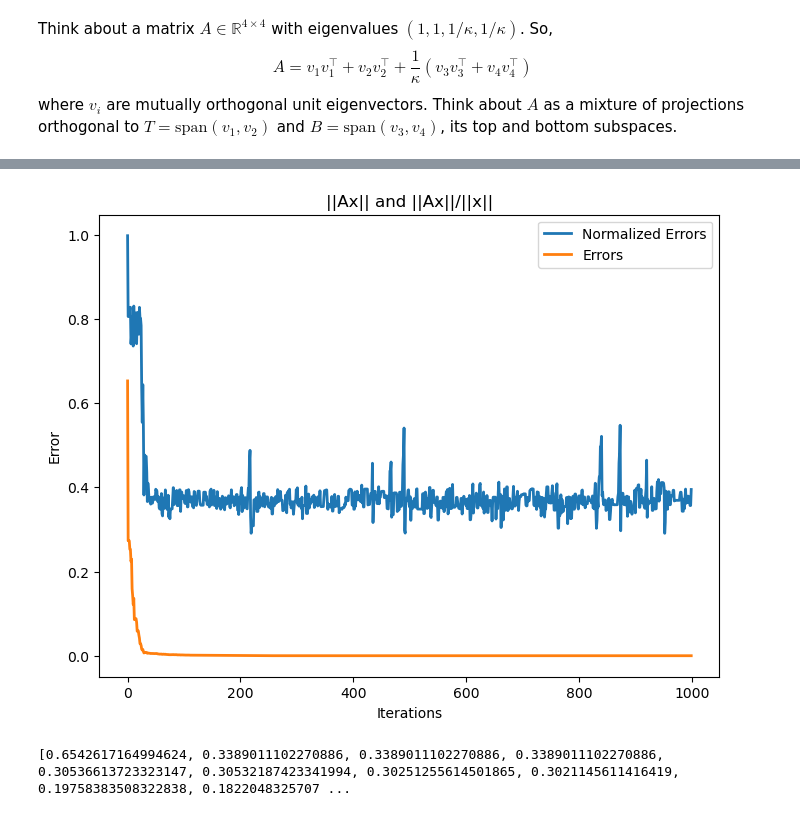
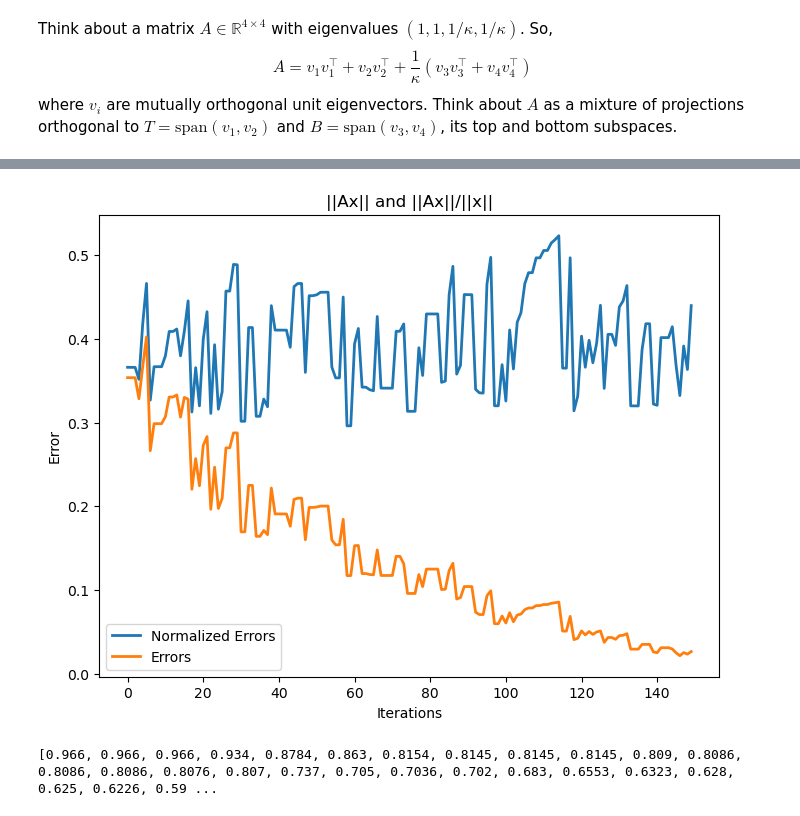
Before and after one commit to dutchhansen/smooth-convex-simulations, a Jupyter notebook: kaczmarz.ipynb, the cells around one changed output, grey strips where cells are left out. Cells and saved outputs as stored; diff of their text form; code cells hidden in the pictures.

```diff
--- a/kaczmarz.ipynb
+++ b/kaczmarz.ipynb
@@ -213,35 +200,35 @@ print(Vt.T)
 # x = x/np.linalg.norm(x)
 # print("This norm is significant: ", np.linalg.norm(np.dot(A, x) - (np.dot(np.dot(V_1, V_1.T), x) + 1/kappa * np.dot(np.dot(V_2, V_2.T), x))))
 # %%
-steps = 1000
+steps = 150
 b = 0 # np.random.randn(1)
 
-iterates = kaczmarz(steps, A, b=b, n=1)
+iterates = kaczmarz(steps, A, b=b, n=1, lbp=True)
 
 errors = [np.linalg.norm(np.dot(A, iterates[i])) for i in range(len(iterates))]
 
 normalized_iterates = [iterat/np.linalg.norm(iterat) for iterat in iterates]
 normalized_errors = [np.linalg.norm(np.matmul(A, normalized_iterates[i])) for i in range(len(normalized_iterates))]
 
 norms = [np.linalg.norm(iterates[i]) for i in range(len(iterates))]
 nums = [i for i in range(len(iterates))]
 
 smoothed_normalized_errors = moving_average(normalized_errors, 20)
 smoothened_errors = moving_average(errors, 20)
 
 plt.figure(figsize=(8, 6))  # Set figure size
 plt.plot(nums, normalized_errors, label=f"Normalized Errors", linewidth=2)
 plt.plot(nums, errors, label=f"Errors", linewidth=2)
 plt.title("||Ax|| and ||Ax||/||x||")
 plt.xlabel("Iterations")
 plt.ylabel("Error")
 plt.legend()
 plt.show()
 
 print(norms)
 # %% [output]
-[figure, old version]
+[figure, new version]
-[0.6542617164994624, 0.3389011102270886, 0.3389011102270886, 0.3389011102270886, 0.30536613723323147, 0.30532187423341994, 0.30251255614501865, 0.3021145611416419, 0.19758383508322838, 0.1822048325707 ...
+[0.966, 0.966, 0.966, 0.934, 0.8784, 0.863, 0.8154, 0.8145, 0.8145, 0.8145, 0.809, 0.8086, 0.8086, 0.8086, 0.8076, 0.807, 0.737, 0.705, 0.7036, 0.702, 0.683, 0.6553, 0.6323, 0.628, 0.625, 0.6226, 0.59 ...
 # %%
 # full rank case
 print(kappa)
```
Also changed, not shown: parts of 11 cells of this notebook, 1 other file.
